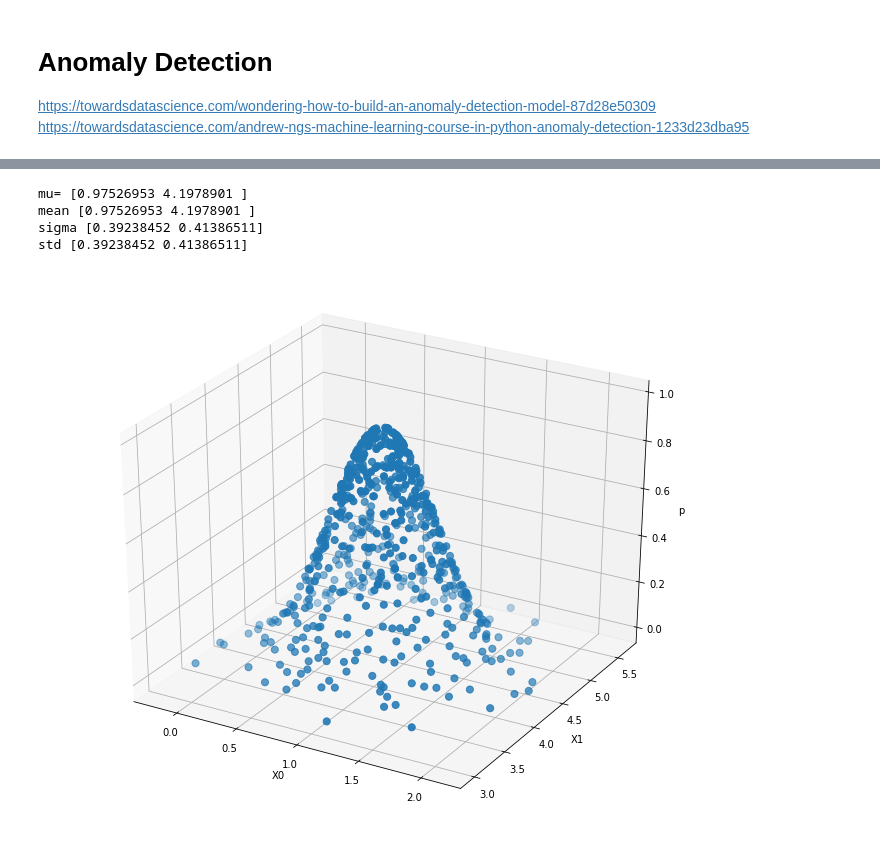
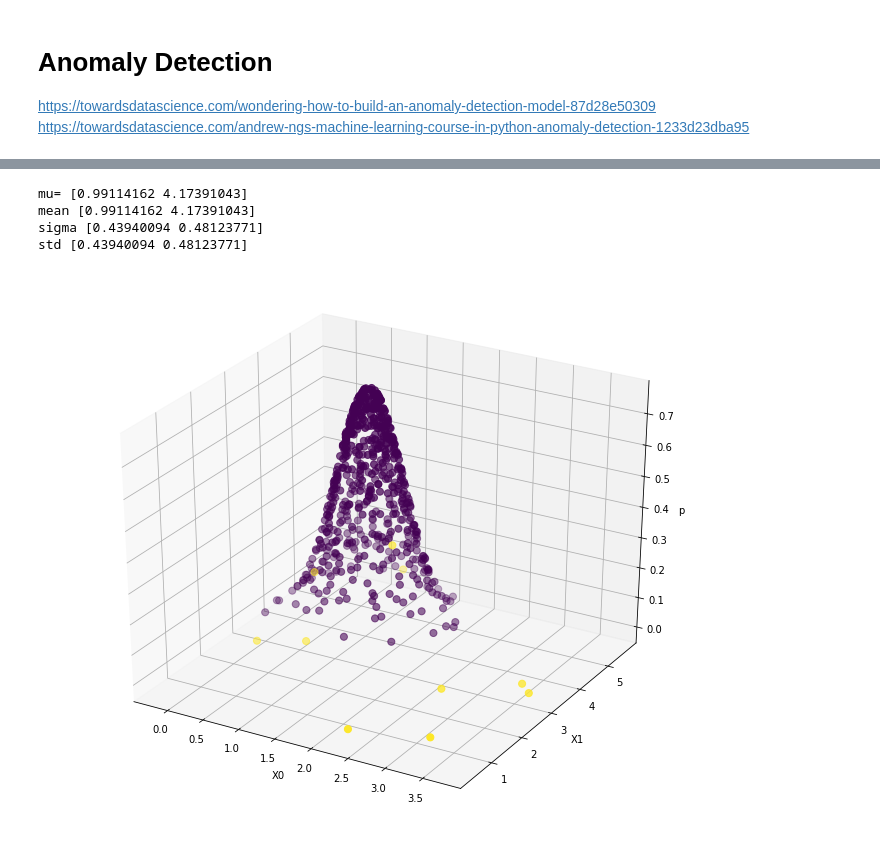
Before and after one commit to jchen8000/MachineLearning, a Jupyter notebook: Anomaly Detection/anomaly_detection.ipynb, the cells around one changed output, grey strips where cells are left out. Cells and saved outputs as stored; diff of their text form; code cells hidden in the pictures.

```diff
--- a/Anomaly Detection/anomaly_detection.ipynb
+++ b/Anomaly Detection/anomaly_detection.ipynb
@@ -16,6 +22,13 @@ from sklearn.cluster import KMeans
 # %%
 from sklearn.datasets.samples_generator import make_blobs
 X, y = make_blobs(n_samples=600, centers=1, cluster_std=0.4, random_state=3)
+
+#Add some anomaly points to the dataset
+np.random.seed(1)
+X_anm = np.random.normal(np.mean(X, axis=0) , np.std(X, axis=0) *4, size=[10, 2])
+y_anm = np.ones(10)
+X = np.concatenate((X, X_anm))
+y = np.concatenate((y, y_anm))
 
 plt.figure(figsize=(8,6))
 plt.scatter(X[:, 0], X[:, 1], c=y, s=50, cmap='viridis')
@@ -53,6 +66,7 @@ def multivariateGaussian(X, mu, sigma2):
     p = 1/((2*np.pi)**(k/2)*(np.linalg.det(sigma2)**0.5))* np.exp(-0.5* np.sum(X @ np.linalg.pinv(sigma2) * X,axis=1))
     return p
 # %%
+mu, sigma2 = estimateGaussian(X)
 p = multivariateGaussian(X, mu, sigma2)
 # %%
 print( "mu=", mu )
@@ -60,21 +74,21 @@ print( "mean", np.mean(X, axis=0))
 print( "sigma", np.sqrt(sigma2) )
 print( "std", np.std(X, axis=0))
 # %% [output]
-mu= [0.97526953 4.1978901 ]
-mean [0.97526953 4.1978901 ]
-sigma [0.39238452 0.41386511]
-std [0.39238452 0.41386511]
+mu= [0.99114162 4.17391043]
+mean [0.99114162 4.17391043]
+sigma [0.43940094 0.48123771]
+std [0.43940094 0.48123771]
 # %%
 #Make a 3D plot
 
 fig = plt.figure(figsize=(12, 10))
 ax = fig.gca(projection='3d')
 ax.grid(True)
-ax.scatter3D(X[:, 0], X[:, 1], p, s=50, cmap='viridis')
+ax.scatter3D(X[:, 0], X[:, 1], p, c=y, s=50, cmap='viridis')
 ax.set_xlabel('X0')
 ax.set_ylabel('X1')
 ax.set_zlabel('p')
 
 plt.show()
 # %% [output]
-[figure, old version]
+[figure, new version]
```
Also changed, not shown: parts of 5 cells of this notebook.
